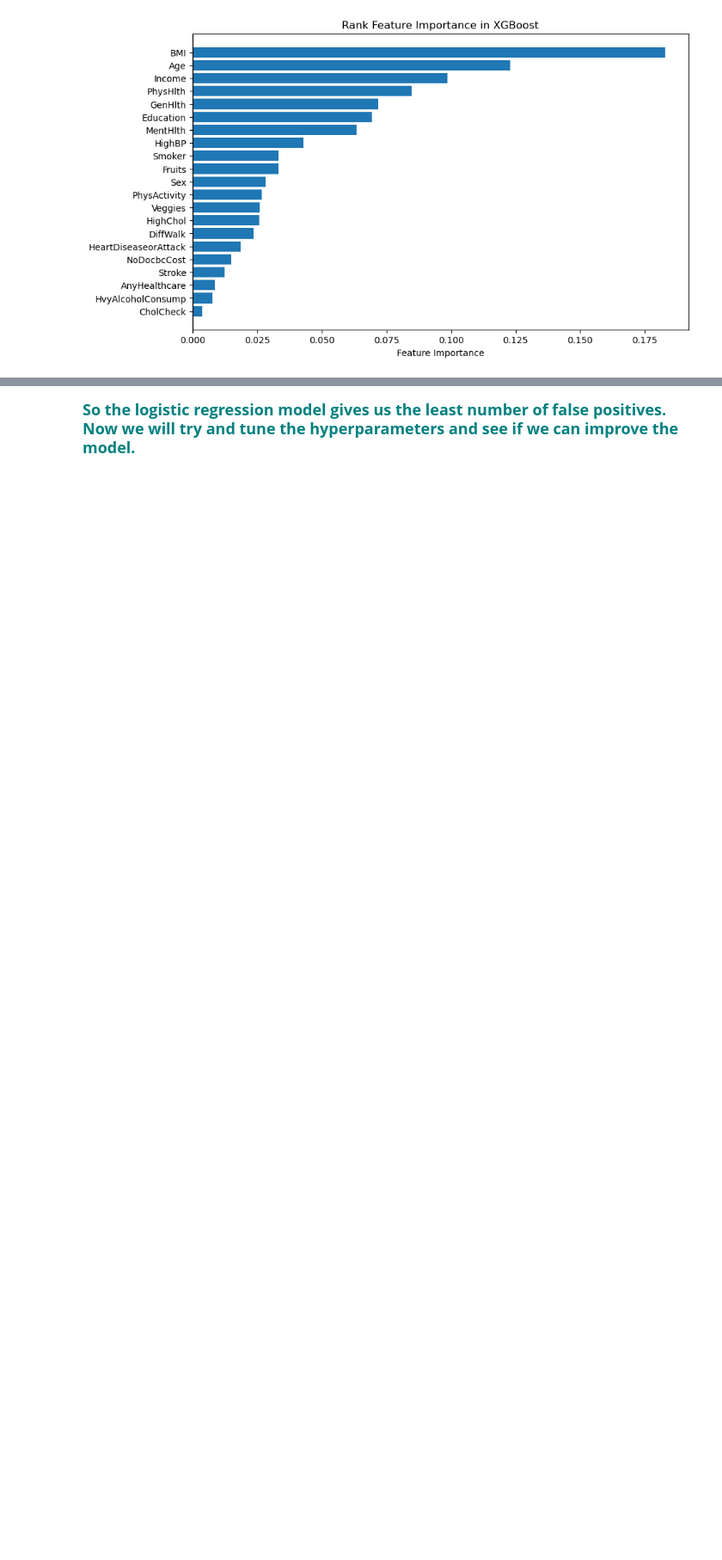
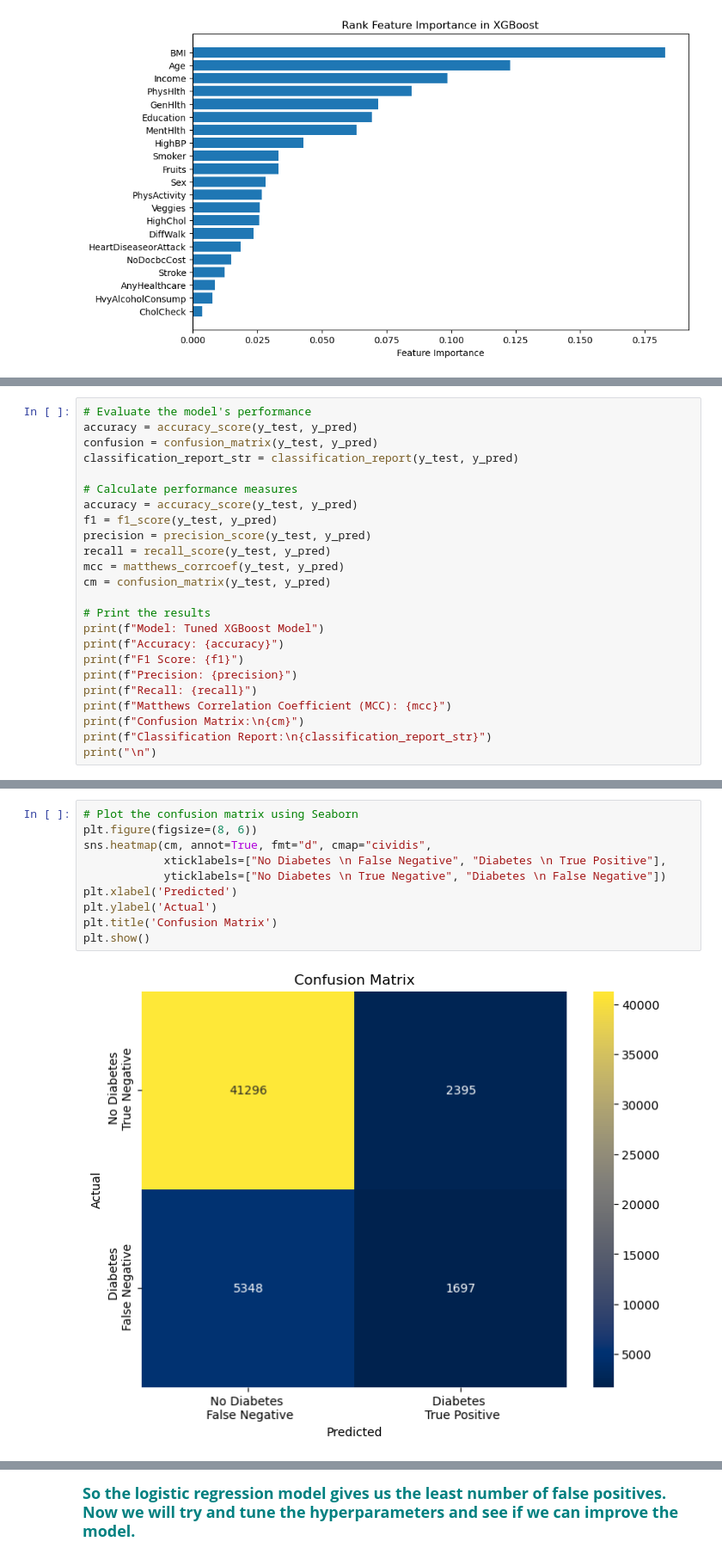
Before and after one commit to lykkelig/Capstone-Two, a Jupyter notebook: Capstone_Two_Diabetic_Prediction.ipynb, the cells around one changed output, grey strips where cells are left out. Shown at 86% size. Drawn from its saved outputs; the diff is of its cells as text; blank space fills up the shorter version.

```diff
--- a/Capstone_Two_Diabetic_Prediction.ipynb
+++ b/Capstone_Two_Diabetic_Prediction.ipynb
@@ -1510,0 +1646,24 @@ plt.show()
+# %%
+# Evaluate the model's performance
+accuracy = accuracy_score(y_test, y_pred)
+confusion = confusion_matrix(y_test, y_pred)
+classification_report_str = classification_report(y_test, y_pred)
+
+# Calculate performance measures
+accuracy = accuracy_score(y_test, y_pred)
+f1 = f1_score(y_test, y_pred)
+precision = precision_score(y_test, y_pred)
+recall = recall_score(y_test, y_pred)
+mcc = matthews_corrcoef(y_test, y_pred)
+cm = confusion_matrix(y_test, y_pred)
+
+# Print the results
+print(f"Model: Tuned XGBoost Model")
+print(f"Accuracy: {accuracy}")
+print(f"F1 Score: {f1}")
+print(f"Precision: {precision}")
+print(f"Recall: {recall}")
+print(f"Matthews Correlation Coefficient (MCC): {mcc}")
+print(f"Confusion Matrix:\n{cm}")
+print(f"Classification Report:\n{classification_report_str}")
+print("\n")
@@ -1510,0 +1689,12 @@ plt.show()
+# %%
+# Plot the confusion matrix using Seaborn
+plt.figure(figsize=(8, 6))
+sns.heatmap(cm, annot=True, fmt="d", cmap="cividis",
+            xticklabels=["No Diabetes \n False Negative", "Diabetes \n True Positive"],
+            yticklabels=["No Diabetes \n True Negative", "Diabetes \n False Negative"])
+plt.xlabel('Predicted')
+plt.ylabel('Actual')
+plt.title('Confusion Matrix')
+plt.show()
+# %% [output]
+[figure, added]
```
Also changed, not shown: parts of 15 cells of this notebook.
